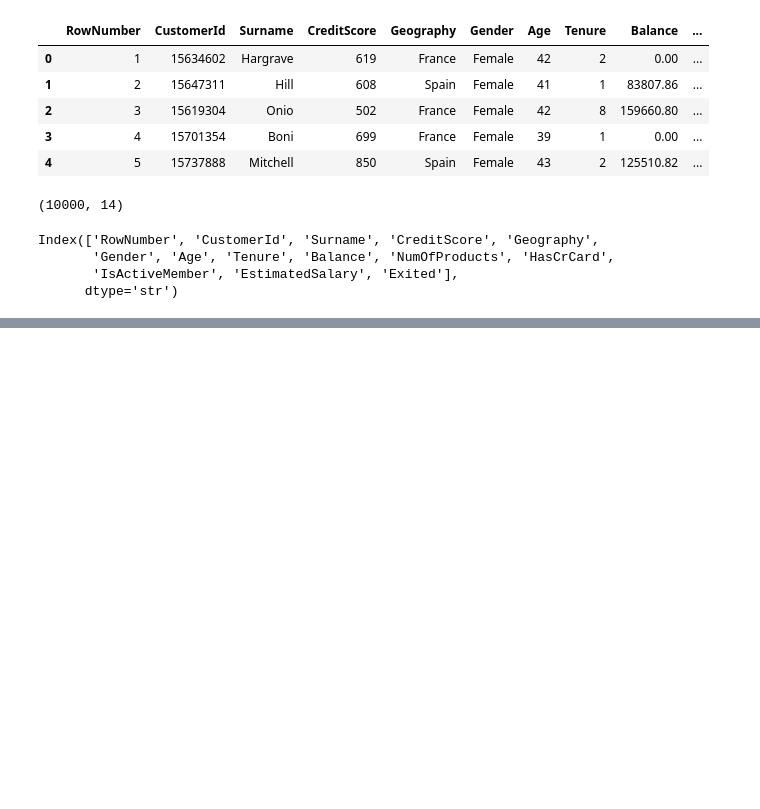
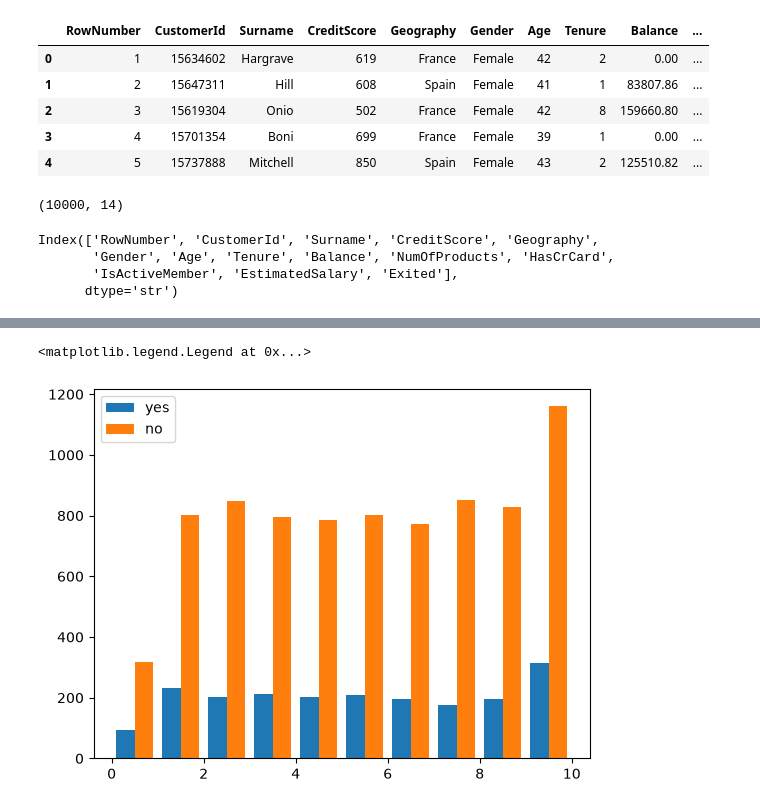
Before and after one commit to mohnish4code/Customer-Churn-Prediction, a Jupyter notebook: notebook/customer_churn.ipynb, the cells around one changed output, grey strips where cells are left out. Cells and saved outputs as stored; diff of their text form; code cells hidden in the pictures; blank space fills up the shorter version.

```diff
--- a/notebook/customer_churn.ipynb
+++ b/notebook/customer_churn.ipynb
@@ -26,0 +99,9 @@ Index(['RowNumber', 'CustomerId', 'Surname', 'CreditScore', 'Geography',
+# %%
+tenure_yes = df[df.Exited==1].Tenure
+tenure_no = df[df.Exited==0].Tenure
+
+plt.hist([tenure_yes, tenure_no], label=["yes", "no"])
+plt.legend()
+# %% [output]
+<matplotlib.legend.Legend at 0x...>
+[figure, added]
```
Also changed, not shown: parts of 28 cells of this notebook, 2 other files.
